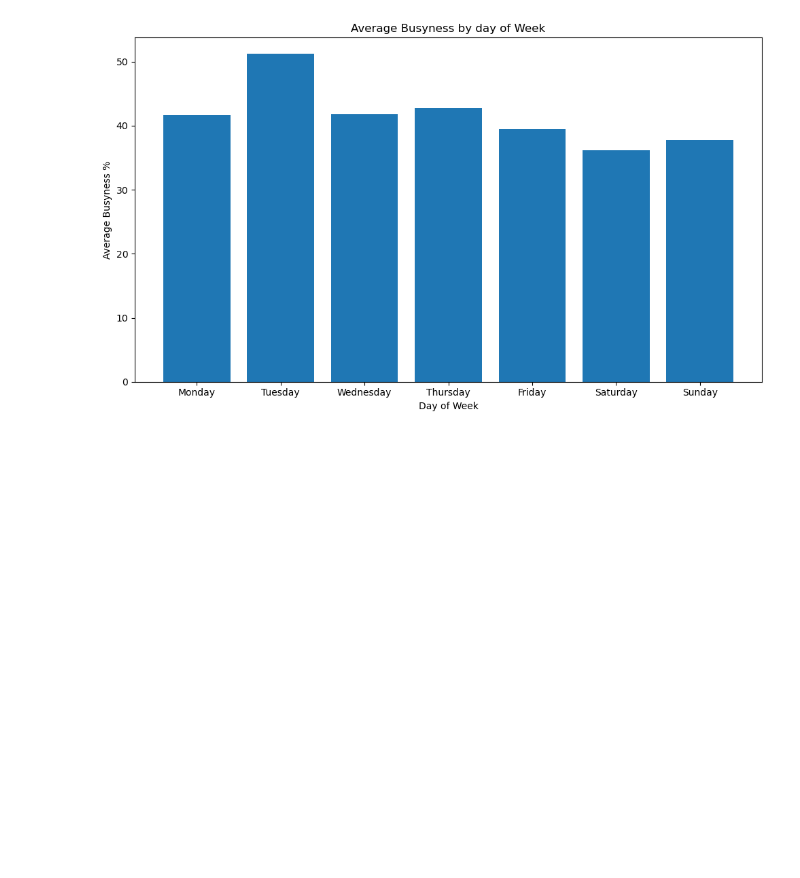
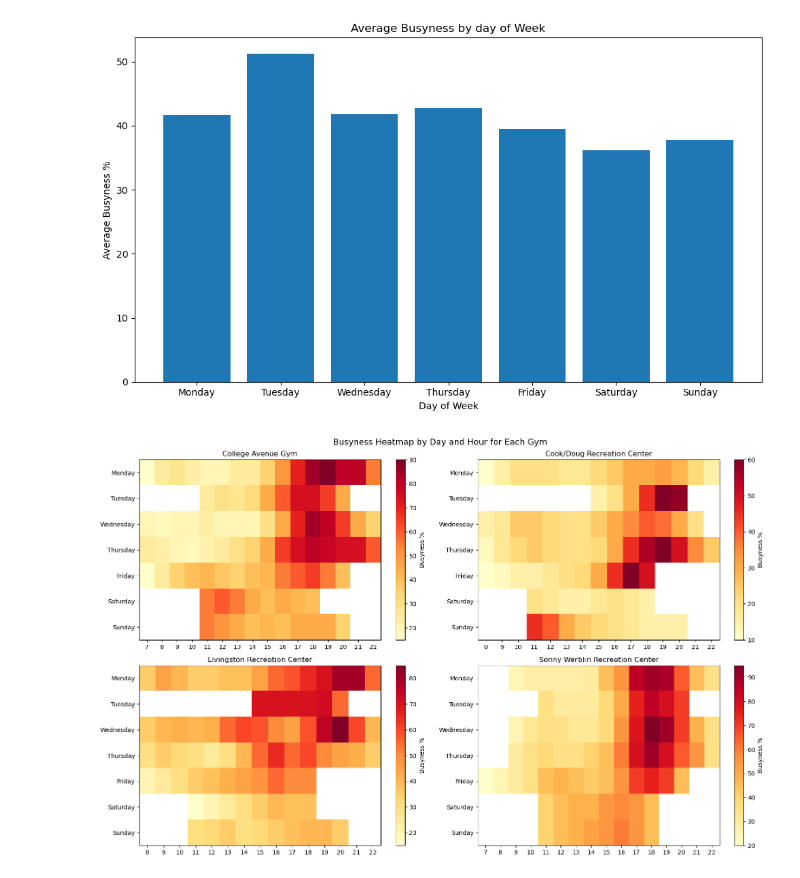
Before and after one commit to DanJamDone/Campus-Gym-Capacity-Predictor, a Jupyter notebook: notebooks/eda.ipynb, the cells around one changed output. Cells and saved outputs as stored; diff of their text form; code cells hidden in the pictures; blank space fills up the shorter version.

```diff
--- a/notebooks/eda.ipynb
+++ b/notebooks/eda.ipynb
@@ -90,7 +90,7 @@ fig, axes = plt.subplots(2, 2, figsize=(16, 10))
 #flatten axes
 axes = axes.flatten()
 
-for i, gym in enumerate(gym):
+for i, gym in enumerate(gyms):
 
     #data filtering for gyms only
     gym_data = df[df['gym_name'] == gym]
@@ -99,34 +99,36 @@ for i, gym in enumerate(gym):
     pivot = gym_data.pivot_table(
         index='day_of_week',
         columns='hour_24',
-        values='busness_pct'
+        values='busyness_pct'
     )
 
     #reorder rows to correct day order
-    pivot = pivot.reindex(day, order)
+    pivot = pivot.reindex(day_order)
 
     #plot heatmap
     im = axes[i].imshow(pivot, aspect='auto', cmap='YlOrRd')
 
     #gym titles
-    axes[i].set_titles(gym)
+    axes[i].set_title(gym)
 
     #x axis ticks to hours
     axes[i].set_xticks(range(len(pivot.columns)))
     axes[i].set_xticklabels(pivot.columns)
 
     # Set y axis ticks to days
     axes[i].set_yticks(range(len(day_order)))
     axes[i].set_yticklabels(day_order)
 
     # Add a colorbar to show busyness scale
     plt.colorbar(im, ax=axes[i], label='Busyness %')
 
 # Add overall title
 fig.suptitle('Busyness Heatmap by Day and Hour for Each Gym', fontsize=14)
 
 # Adjust spacing
 plt.tight_layout()
 
 # Display
 plt.show()
+# %% [output]
+[figure, added]
```
Also changed, not shown: 3 other files.
